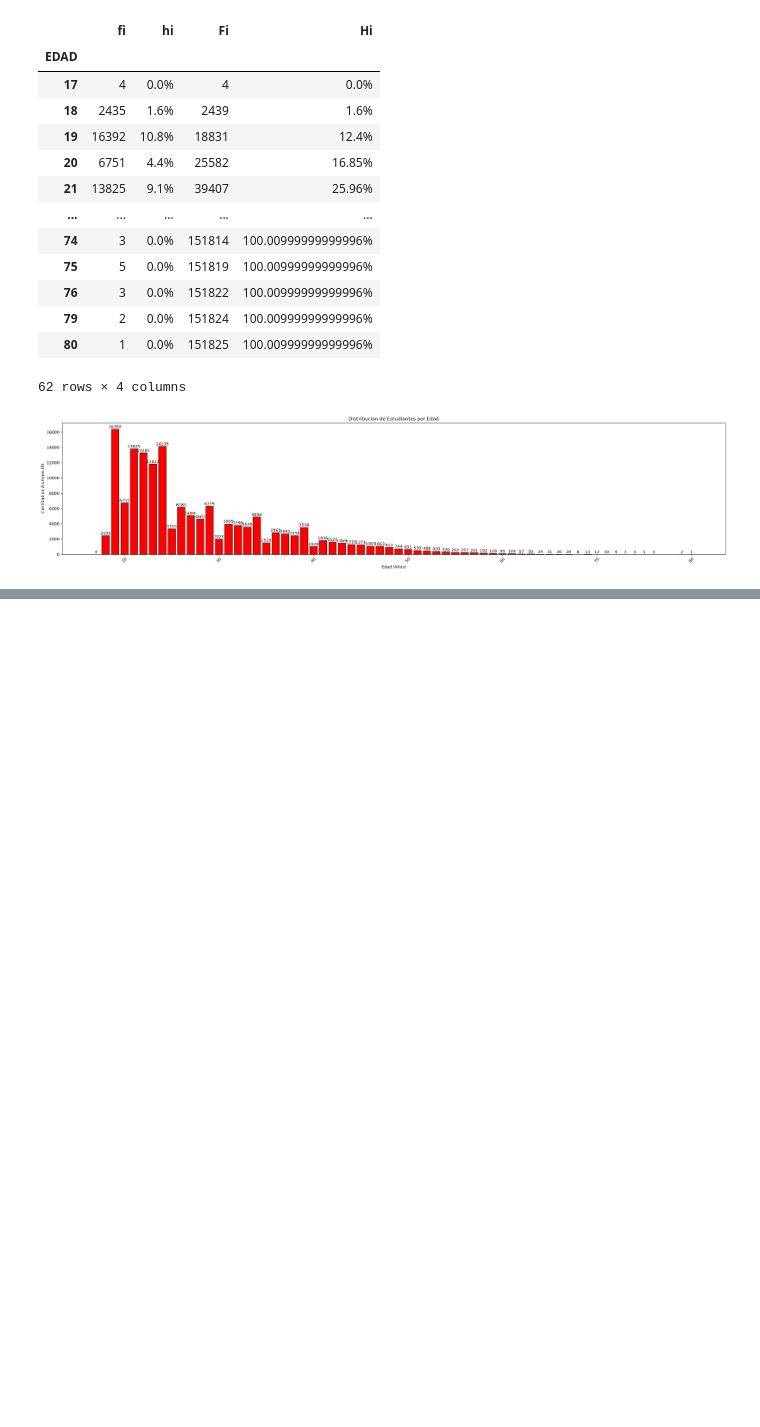
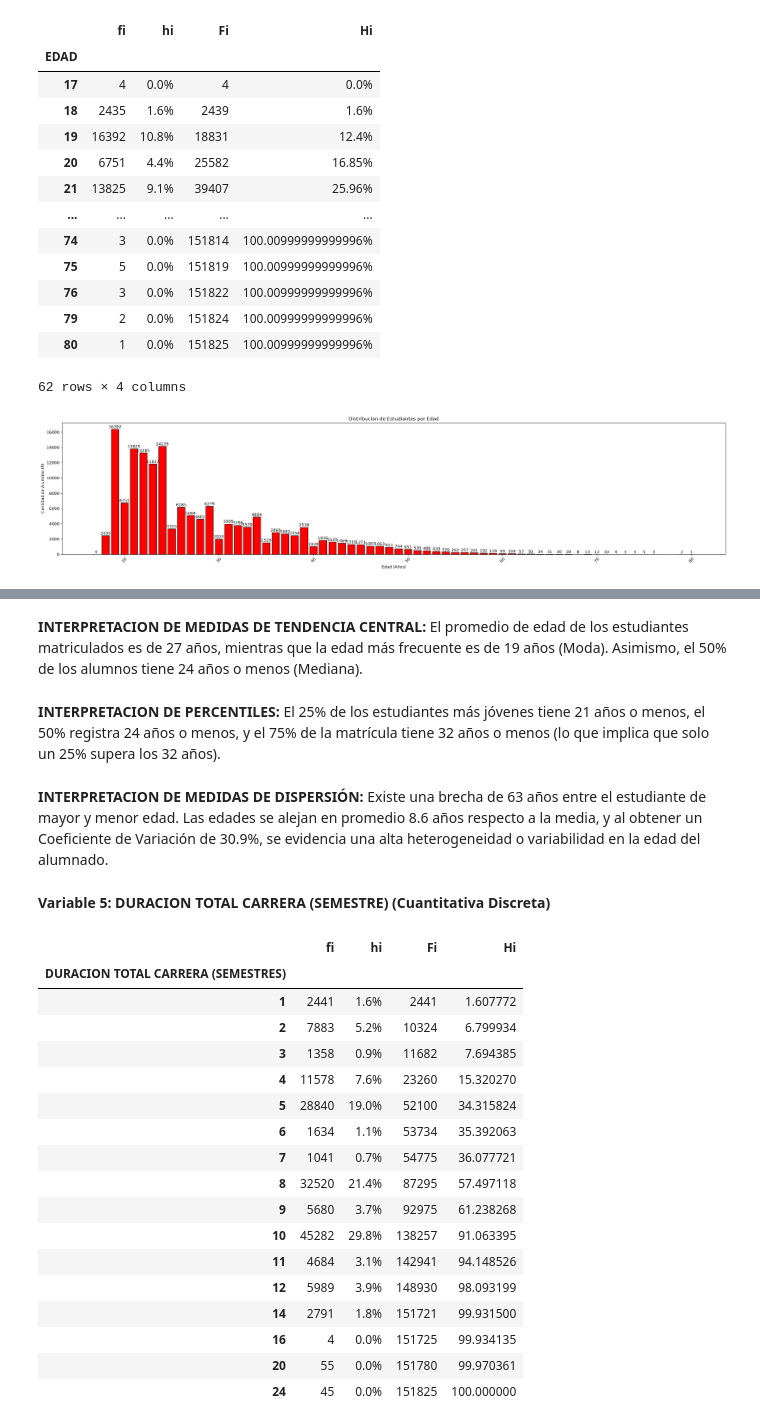
Before and after one commit to Joweeell/TrabajoPractico, a Jupyter notebook: Solucion.ipynb, the cells around one changed output, grey strips where cells are left out. Cells and saved outputs as stored; diff of their text form; code cells hidden in the pictures; blank space fills up the shorter version.

```diff
--- a/Solucion.ipynb
+++ b/Solucion.ipynb
@@ -263,0 +313,41 @@ plt.show()
+# %% [markdown]
+**INTERPRETACION DE MEDIDAS DE TENDENCIA CENTRAL:** El promedio de edad de los estudiantes matriculados es de 27 años, mientras que la edad más frecuente es de 19 años (Moda). Asimismo, el 50% de los alumnos tiene 24 años o menos (Mediana).
+# %% [markdown]
+**INTERPRETACION DE PERCENTILES:** El 25% de los estudiantes más jóvenes tiene 21 años o menos, el 50% registra 24 años o menos, y el 75% de la matrícula tiene 32 años o menos (lo que implica que solo un 25% supera los 32 años).
+# %% [markdown]
+**INTERPRETACION DE MEDIDAS DE DISPERSIÓN:** Existe una brecha de 63 años entre el estudiante de mayor y menor edad. Las edades se alejan en promedio 8.6 años respecto a la media, y al obtener un Coeficiente de Variación de 30.9%, se evidencia una alta heterogeneidad o variabilidad en la edad del alumnado.
+# %% [markdown]
+**Variable 5: DURACION TOTAL CARRERA (SEMESTRE) (Cuantitativa Discreta)**
+# %%
+#Cálculo de frecuencia absoluta. La palabra frecuencia representa la frecuencia absoluta.
+frecuencia = df.groupby('DURACION TOTAL CARRERA (SEMESTRES)').size()
+
+n = df.shape[0]
+
+#Crear el DF con todas las frecuencias
+tabla = pd.DataFrame({
+    'fi': frecuencia,
+    'hi': round((frecuencia/n) *100, 1).astype(str) + '%', # redondear según contexto y valores de los datos, mostrando símbolo de '%'
+    'Fi':frecuencia.cumsum(),
+    'Hi': ((frecuencia/n) * 100).cumsum()
+})
+tabla
+# %% [output]
+|  | fi | hi | Fi | Hi |
+| DURACION TOTAL CARRERA (SEMESTRES) |  |  |  |  |
+| 1 | 2441 | 1.6% | 2441 | 1.607772 |
+| 2 | 7883 | 5.2% | 10324 | 6.799934 |
+| 3 | 1358 | 0.9% | 11682 | 7.694385 |
+| 4 | 11578 | 7.6% | 23260 | 15.320270 |
+| 5 | 28840 | 19.0% | 52100 | 34.315824 |
+| 6 | 1634 | 1.1% | 53734 | 35.392063 |
+| 7 | 1041 | 0.7% | 54775 | 36.077721 |
+| 8 | 32520 | 21.4% | 87295 | 57.497118 |
+| 9 | 5680 | 3.7% | 92975 | 61.238268 |
+| 10 | 45282 | 29.8% | 138257 | 91.063395 |
+| 11 | 4684 | 3.1% | 142941 | 94.148526 |
+| 12 | 5989 | 3.9% | 148930 | 98.093199 |
+| 14 | 2791 | 1.8% | 151721 | 99.931500 |
+| 16 | 4 | 0.0% | 151725 | 99.934135 |
+| 20 | 55 | 0.0% | 151780 | 99.970361 |
+| 24 | 45 | 0.0% | 151825 | 100.000000 |
```
Also changed, not shown: parts of 12 cells of this notebook.
